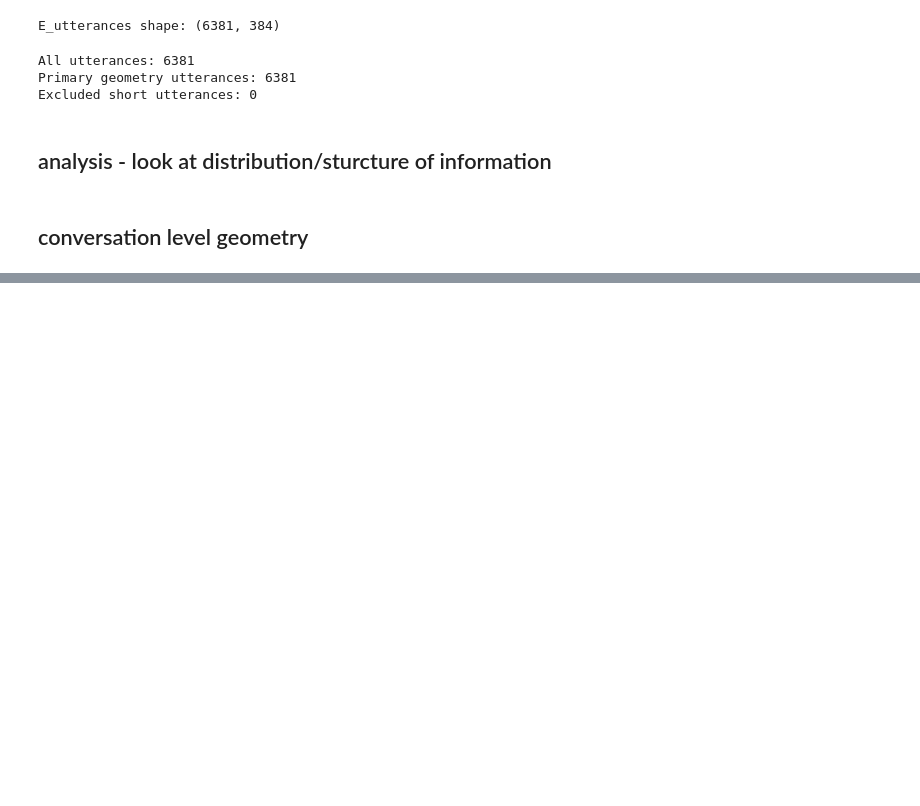
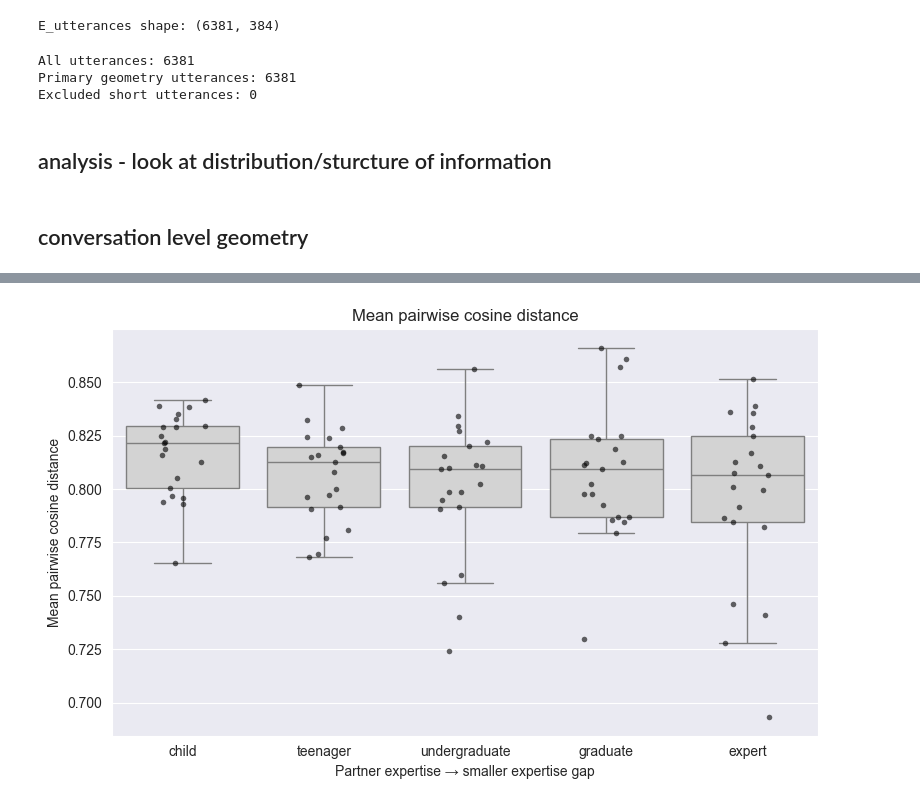
Before and after one commit to yume-24/expertise_conversation, a Jupyter notebook: big_analysis.ipynb, the cells around one changed output, grey strips where cells are left out. Cells and saved outputs as stored; diff of their text form; code cells hidden in the pictures; blank space fills up the shorter version.

```diff
--- a/big_analysis.ipynb
+++ b/big_analysis.ipynb
@@ -1214,14 +1214,31 @@ print("Maximum sequence length:", embedding_model.max_seq_length)
 Embedding dimension: 384
 Maximum sequence length: 256
 # %%
+# Prepare and validate utterance texts
+utterance_texts = utterances["text"].astype(str).tolist()
+
+utterances["n_model_tokens"] = [
+    len(
+        embedding_model.tokenizer(
+            text,
+            add_special_tokens=True,
+            truncation=False,
+        )["input_ids"]
+    )
+    for text in utterance_texts
+]
+
+utterances["exceeds_model_limit"] = (
+    utterances["n_model_tokens"]
+    > embedding_model.max_seq_length
+)
+
 if utterances["exceeds_model_limit"].any():
     raise ValueError(
-        "At least one utterance exceeds the model's token "
-        "limit. Do not embed until those utterances are "
-        "handled without silent truncation."
+        "At least one utterance exceeds the model's token limit."
     )
 
-
+# Generate one normalized embedding per utterance
 E_utterances = embedding_model.encode(
     utterance_texts,
     batch_size=32,
@@ -1230,9 +1247,14 @@ E_utterances = embedding_model.encode(
     normalize_embeddings=True,
 )
 
-E_utterances = np.asarray(
-    E_utterances,
-    dtype=np.float32,
+E_utterances = np.asarray(E_utterances, dtype=np.float32)
+
+assert E_utterances.shape[0] == len(utterances)
+assert np.isfinite(E_utterances).all()
+assert np.allclose(
+    np.linalg.norm(E_utterances, axis=1),
+    1.0,
+    atol=1e-5,
 )
 
 print("E_utterances shape:", E_utterances.shape)
@@ -1260,0 +1902,8 @@ Excluded short utterances: 0
+# %%
+plot_metric_distribution(
+    conversation_geometry,
+    "pairwise_distance_mean",
+    "Mean pairwise cosine distance",
+)
+# %% [output]
+[figure, added]
```
Also changed, not shown: parts of 20 cells of this notebook, 6 other files.
